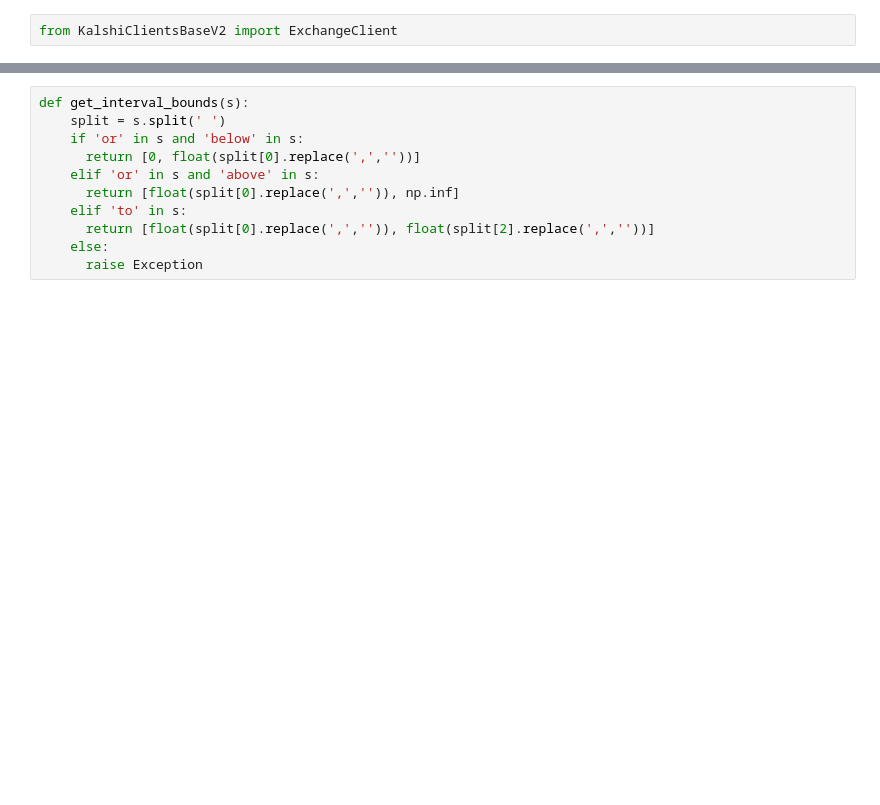
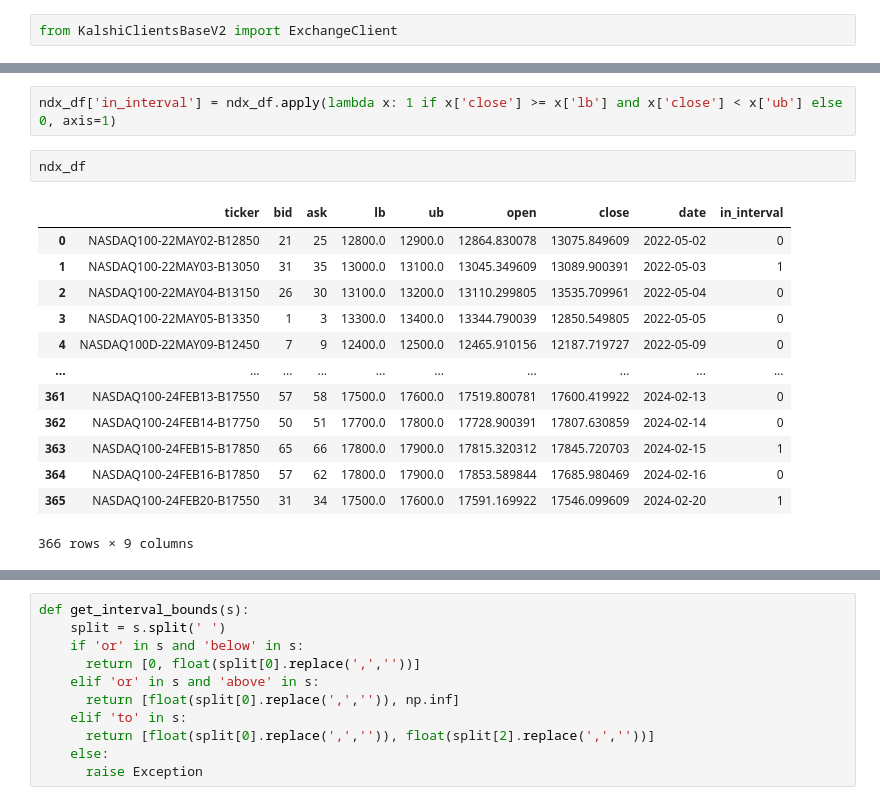
Before and after one commit to ijamil1/kalshi_mm, a Jupyter notebook: eval_kalshi_efficiency.ipynb, the cells around one changed output, grey strips where cells are left out. Drawn from its saved outputs; the diff is of its cells as text; blank space fills up the shorter version.

```diff
--- a/eval_kalshi_efficiency.ipynb
+++ b/eval_kalshi_efficiency.ipynb
@@ -41,0 +272,18 @@ exchange_client = ExchangeClient(exchange_api_base=prod_api_base, email = prod_e
+# %%
+ndx_df['in_interval'] = ndx_df.apply(lambda x: 1 if x['close'] >= x['lb'] and x['close'] < x['ub'] else 0, axis=1)
+# %%
+ndx_df
+# %% [output]
+|  | ticker | bid | ask | lb | ub | open | close | date | in_interval |
+| 0 | NASDAQ100-22MAY02-B12850 | 21 | 25 | 12800.0 | 12900.0 | 12864.830078 | 13075.849609 | 2022-05-02 | 0 |
+| 1 | NASDAQ100-22MAY03-B13050 | 31 | 35 | 13000.0 | 13100.0 | 13045.349609 | 13089.900391 | 2022-05-03 | 1 |
+| 2 | NASDAQ100-22MAY04-B13150 | 26 | 30 | 13100.0 | 13200.0 | 13110.299805 | 13535.709961 | 2022-05-04 | 0 |
+| 3 | NASDAQ100-22MAY05-B13350 | 1 | 3 | 13300.0 | 13400.0 | 13344.790039 | 12850.549805 | 2022-05-05 | 0 |
+| 4 | NASDAQ100D-22MAY09-B12450 | 7 | 9 | 12400.0 | 12500.0 | 12465.910156 | 12187.719727 | 2022-05-09 | 0 |
+| ... | ... | ... | ... | ... | ... | ... | ... | ... | ... |
+| 361 | NASDAQ100-24FEB13-B17550 | 57 | 58 | 17500.0 | 17600.0 | 17519.800781 | 17600.419922 | 2024-02-13 | 0 |
+| 362 | NASDAQ100-24FEB14-B17750 | 50 | 51 | 17700.0 | 17800.0 | 17728.900391 | 17807.630859 | 2024-02-14 | 0 |
+| 363 | NASDAQ100-24FEB15-B17850 | 65 | 66 | 17800.0 | 17900.0 | 17815.320312 | 17845.720703 | 2024-02-15 | 1 |
+| 364 | NASDAQ100-24FEB16-B17850 | 57 | 62 | 17800.0 | 17900.0 | 17853.589844 | 17685.980469 | 2024-02-16 | 0 |
+| 365 | NASDAQ100-24FEB20-B17550 | 31 | 34 | 17500.0 | 17600.0 | 17591.169922 | 17546.099609 | 2024-02-20 | 1 |
+366 rows × 9 columns
```
Also changed, not shown: parts of 21 cells of this notebook, 1 other file.
